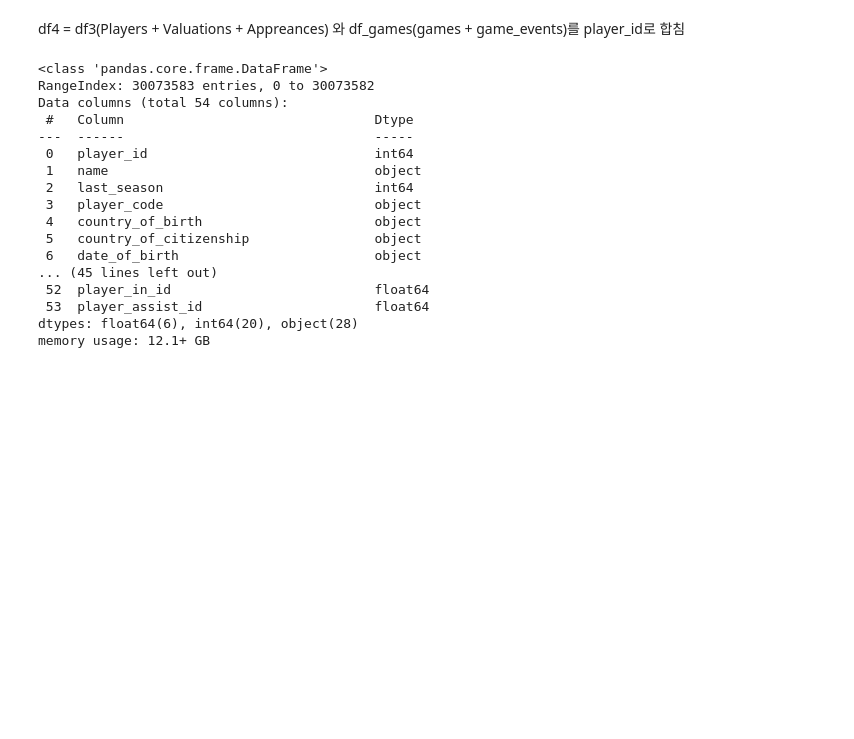
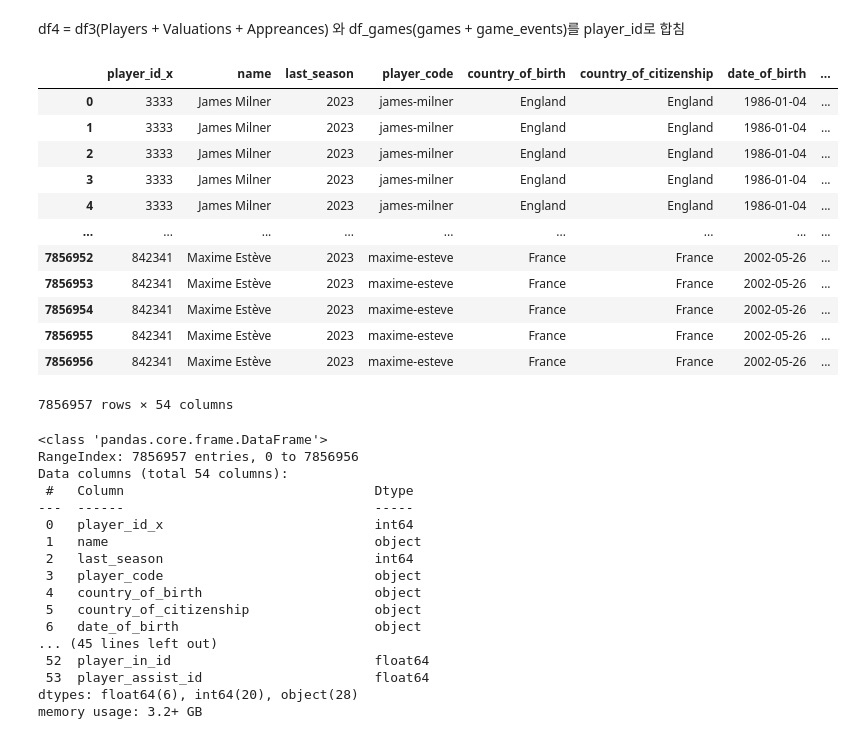
Before and after one commit to MijeongKim0533/PJ_Best_Combination, a Jupyter notebook: SY/Untitled-2.ipynb, the cells around one changed output. Cells and saved outputs as stored; diff of their text form; code cells hidden in the pictures; blank space fills up the shorter version.

```diff
--- a/SY/Untitled-2.ipynb
+++ b/SY/Untitled-2.ipynb
@@ -355,16 +355,32 @@ memory usage: 4.8+ MB
 # %% [markdown]
 df4 = df3(Players + Valuations + Appreances) 와 df_games(games + game_events)를 player_id로 합침
 # %%
-df4 = pd.merge(df3, df_games, on='player_id')
+df4 = pd.merge(df3, df_games, on='game_id')
+# %%
+df4
+# %% [output]
+|  | player_id_x | name | last_season | player_code | country_of_birth | country_of_citizenship | date_of_birth | ... |
+| 0 | 3333 | James Milner | 2023 | james-milner | England | England | 1986-01-04 | ... |
+| 1 | 3333 | James Milner | 2023 | james-milner | England | England | 1986-01-04 | ... |
+| 2 | 3333 | James Milner | 2023 | james-milner | England | England | 1986-01-04 | ... |
+| 3 | 3333 | James Milner | 2023 | james-milner | England | England | 1986-01-04 | ... |
+| 4 | 3333 | James Milner | 2023 | james-milner | England | England | 1986-01-04 | ... |
+| ... | ... | ... | ... | ... | ... | ... | ... | ... |
+| 7856952 | 842341 | Maxime Estève | 2023 | maxime-esteve | France | France | 2002-05-26 | ... |
+| 7856953 | 842341 | Maxime Estève | 2023 | maxime-esteve | France | France | 2002-05-26 | ... |
+| 7856954 | 842341 | Maxime Estève | 2023 | maxime-esteve | France | France | 2002-05-26 | ... |
+| 7856955 | 842341 | Maxime Estève | 2023 | maxime-esteve | France | France | 2002-05-26 | ... |
+| 7856956 | 842341 | Maxime Estève | 2023 | maxime-esteve | France | France | 2002-05-26 | ... |
+7856957 rows × 54 columns
 # %%
 df4.info()
 # %% [output]
 <class 'pandas.core.frame.DataFrame'>
-RangeIndex: 30073583 entries, 0 to 30073582
+RangeIndex: 7856957 entries, 0 to 7856956
 Data columns (total 54 columns):
  #   Column                                Dtype
 ---  ------                                -----
- 0   player_id                             int64
+ 0   player_id_x                           int64
  1   name                                  object
  2   last_season                           int64
  3   player_code                           object
@@ -375,4 +391,4 @@ Data columns (total 54 columns):
  52  player_in_id                          float64
  53  player_assist_id                      float64
 dtypes: float64(6), int64(20), object(28)
-memory usage: 12.1+ GB
+memory usage: 3.2+ GB
```
